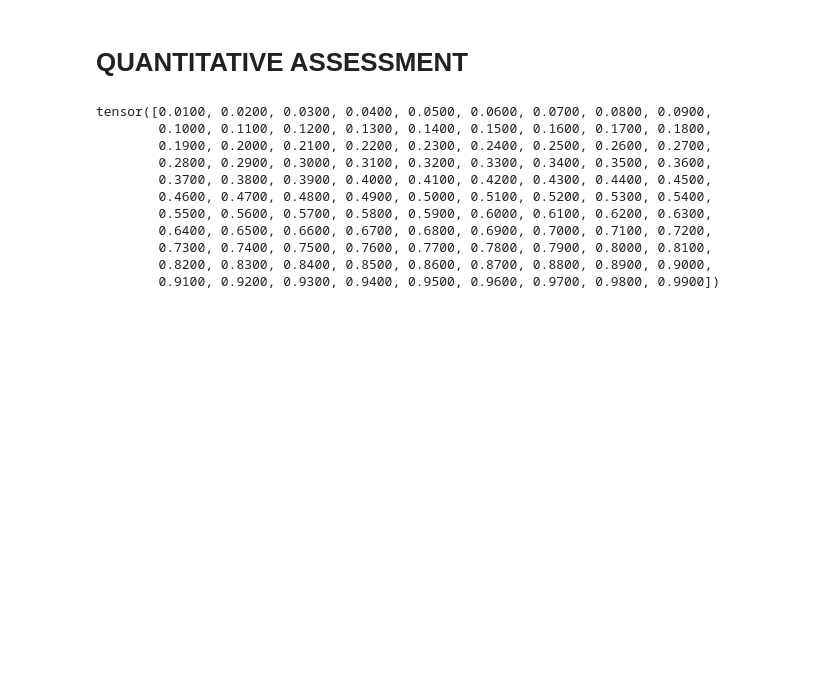
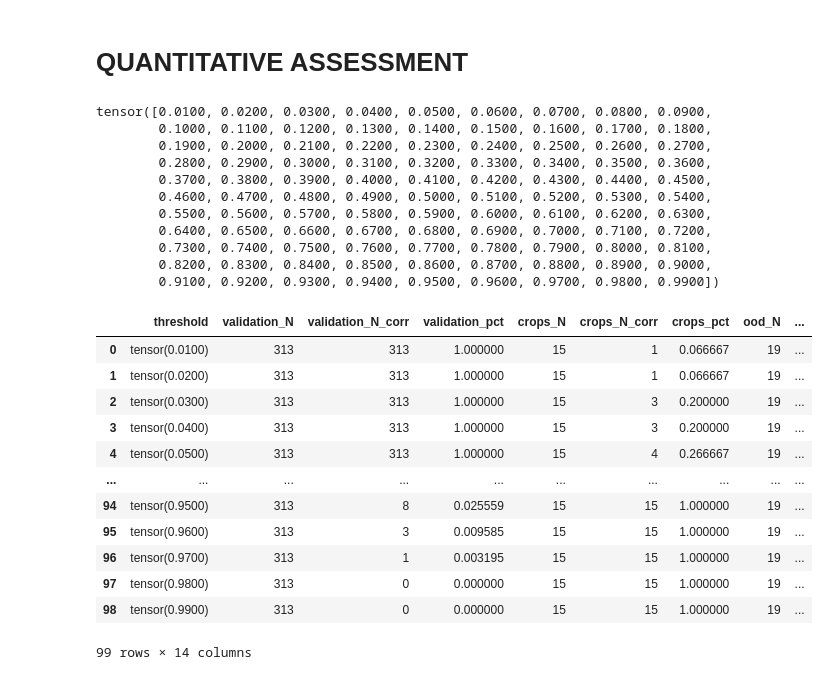
Before and after one commit to marcozullich/OpenGAN, a Jupyter notebook: demo_CrossDatasetOpenSet_training.ipynb, the cells around one changed output. Saved outputs shown, nothing was run; the diff lists cells and outputs as text; code cells hidden in the pictures; blank space fills up the shorter version.

```diff
--- a/demo_CrossDatasetOpenSet_training.ipynb
+++ b/demo_CrossDatasetOpenSet_training.ipynb
@@ -835,5 +896,21 @@ def eval_multiple_outlier_scores_series_on_thresholds(outlier_scores:Collection[
 # %%
 results = eval_multiple_outlier_scores_series_on_thresholds([torch.from_numpy(outputs_close), torch.from_numpy(outputs_nopunz), torch.from_numpy(outputs_extra), torch.from_numpy(outputs_open)], [torch.gt, torch.lt, torch.lt, torch.lt], torch.linspace(0+.01,1-.01,int(1/0.01)-1), ("validation", "crops", "ood", "random"))
 results = pd.DataFrame(results)
+# %%
+results
+# %% [output]
+|  | threshold | validation_N | validation_N_corr | validation_pct | crops_N | crops_N_corr | crops_pct | ood_N | ... |
+| 0 | tensor(0.0100) | 313 | 313 | 1.000000 | 15 | 1 | 0.066667 | 19 | ... |
+| 1 | tensor(0.0200) | 313 | 313 | 1.000000 | 15 | 1 | 0.066667 | 19 | ... |
+| 2 | tensor(0.0300) | 313 | 313 | 1.000000 | 15 | 3 | 0.200000 | 19 | ... |
+| 3 | tensor(0.0400) | 313 | 313 | 1.000000 | 15 | 3 | 0.200000 | 19 | ... |
+| 4 | tensor(0.0500) | 313 | 313 | 1.000000 | 15 | 4 | 0.266667 | 19 | ... |
+| ... | ... | ... | ... | ... | ... | ... | ... | ... | ... |
+| 94 | tensor(0.9500) | 313 | 8 | 0.025559 | 15 | 15 | 1.000000 | 19 | ... |
+| 95 | tensor(0.9600) | 313 | 3 | 0.009585 | 15 | 15 | 1.000000 | 19 | ... |
+| 96 | tensor(0.9700) | 313 | 1 | 0.003195 | 15 | 15 | 1.000000 | 19 | ... |
+| 97 | tensor(0.9800) | 313 | 0 | 0.000000 | 15 | 15 | 1.000000 | 19 | ... |
+| 98 | tensor(0.9900) | 313 | 0 | 0.000000 | 15 | 15 | 1.000000 | 19 | ... |
+99 rows × 14 columns
 # %%
 results["W_sens_spec"] = 5 * results.validation_pct * results.ood_pct / (4*results.validation_pct + results.ood_pct)
```
Also changed, not shown: parts of 25 cells of this notebook.
